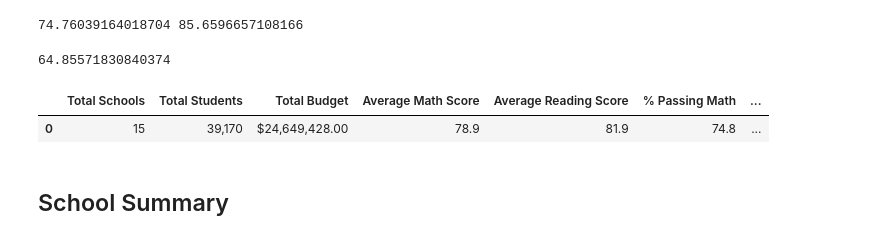
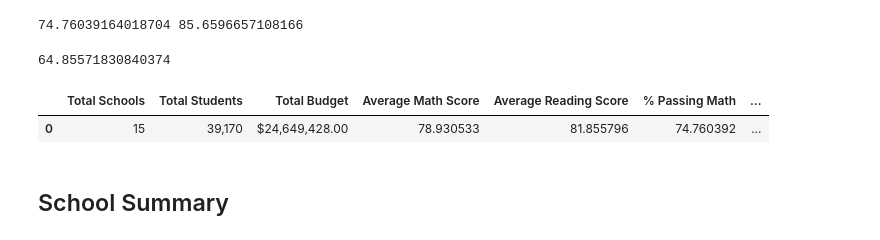
Before and after one commit to dyl-lee/School-District-Analysis, a Jupyter notebook: PyCitySchools_Challenge_testing.ipynb, the cells around one changed output. Saved outputs shown, nothing was run; the diff lists cells and outputs as text; code cells hidden in the pictures.

```diff
--- a/PyCitySchools_Challenge_testing.ipynb
+++ b/PyCitySchools_Challenge_testing.ipynb
@@ -130,33 +130,33 @@ print(overall_passing_percentage)
 # %%
 # Create a DataFrame
 district_summary_df = pd.DataFrame(
           [{"Total Schools": school_count,
           "Total Students": student_count,
           "Total Budget": total_budget,
           "Average Math Score": average_math_score,
           "Average Reading Score": average_reading_score,
           "% Passing Math": passing_math_percentage,
           "% Passing Reading": passing_reading_percentage,
           "% Overall Passing": overall_passing_percentage}])
 
 
 
 # Format the "Total Students" to have the comma for a thousands separator.
 district_summary_df["Total Students"] = district_summary_df["Total Students"].map("{:,}".format)
 # Format the "Total Budget" to have the comma for a thousands separator, a decimal separator and a "$".
 district_summary_df["Total Budget"] = district_summary_df["Total Budget"].map("${:,.2f}".format)
 # Format the columns.
-district_summary_df["Average Math Score"] = district_summary_df["Average Math Score"].map("{:.1f}".format)
-district_summary_df["Average Reading Score"] = district_summary_df["Average Reading Score"].map("{:.1f}".format)
-district_summary_df["% Passing Math"] = district_summary_df["% Passing Math"].map("{:.1f}".format)
-district_summary_df["% Passing Reading"] = district_summary_df["% Passing Reading"].map("{:.1f}".format)
-district_summary_df["% Overall Passing"] = district_summary_df["% Overall Passing"].map("{:.1f}".format)
+#district_summary_df["Average Math Score"] = district_summary_df["Average Math Score"].map("{:.1f}".format)
+#district_summary_df["Average Reading Score"] = district_summary_df["Average Reading Score"].map("{:.1f}".format)
+#district_summary_df["% Passing Math"] = district_summary_df["% Passing Math"].map("{:.1f}".format)
+#district_summary_df["% Passing Reading"] = district_summary_df["% Passing Reading"].map("{:.1f}".format)
+#district_summary_df["% Overall Passing"] = district_summary_df["% Overall Passing"].map("{:.1f}".format)
 
 # Display the data frame
 district_summary_df
 # %% [output]
 |  | Total Schools | Total Students | Total Budget | Average Math Score | Average Reading Score | % Passing Math | ... |
-| 0 | 15 | 39,170 | $24,649,428.00 | 78.9 | 81.9 | 74.8 | ... |
+| 0 | 15 | 39,170 | $24,649,428.00 | 78.930533 | 81.855796 | 74.760392 | ... |
 # %% [markdown]
 ##  School Summary
 # %%
```
